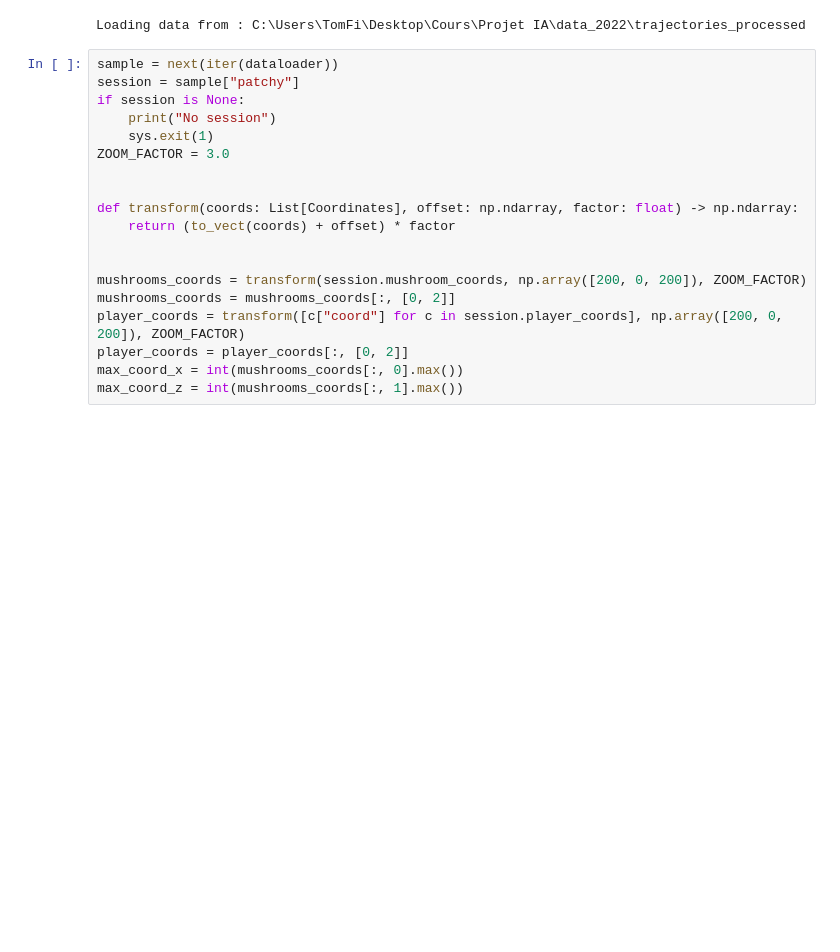
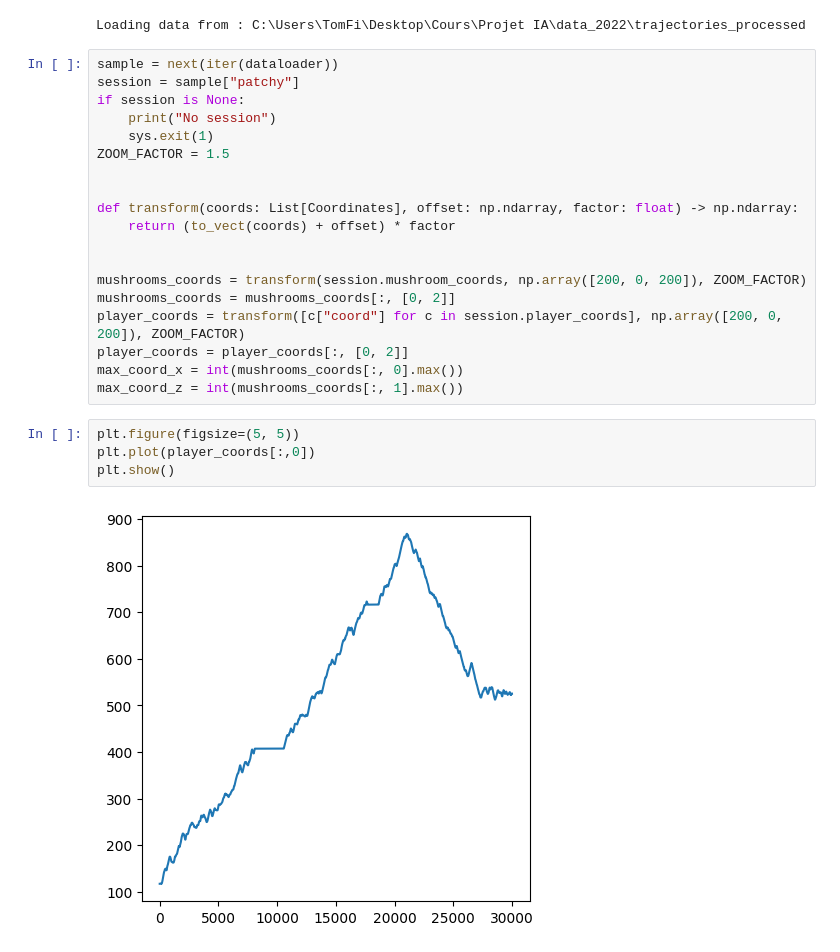
Before and after one commit to TomFiz/neuroforest, a Jupyter notebook: neuroforest-master/notebooks/test_drawing.ipynb, the cells around one changed output. Cells and saved outputs as stored; diff of their text form; blank space fills up the shorter version.

```diff
--- a/neuroforest-master/notebooks/test_drawing.ipynb
+++ b/neuroforest-master/notebooks/test_drawing.ipynb
@@ -16,7 +16,7 @@ session = sample["patchy"]
 if session is None:
     print("No session")
     sys.exit(1)
-ZOOM_FACTOR = 3.0
+ZOOM_FACTOR = 1.5
 
 
 def transform(coords: List[Coordinates], offset: np.ndarray, factor: float) -> np.ndarray:
@@ -29,6 +29,12 @@ player_coords = transform([c["coord"] for c in session.player_coords], np.array(
 player_coords = player_coords[:, [0, 2]]
 max_coord_x = int(mushrooms_coords[:, 0].max())
 max_coord_z = int(mushrooms_coords[:, 1].max())
+# %%
+plt.figure(figsize=(5, 5))
+plt.plot(player_coords[:,0])
+plt.show()
+# %% [output]
+[figure, added]
 # %%
 def draw_cross(draw: ImageDraw.Draw, coord: tuple[int, int], time: int):
     offset = 10
```
Also changed, not shown: parts of 3 cells of this notebook, 4 other files.
